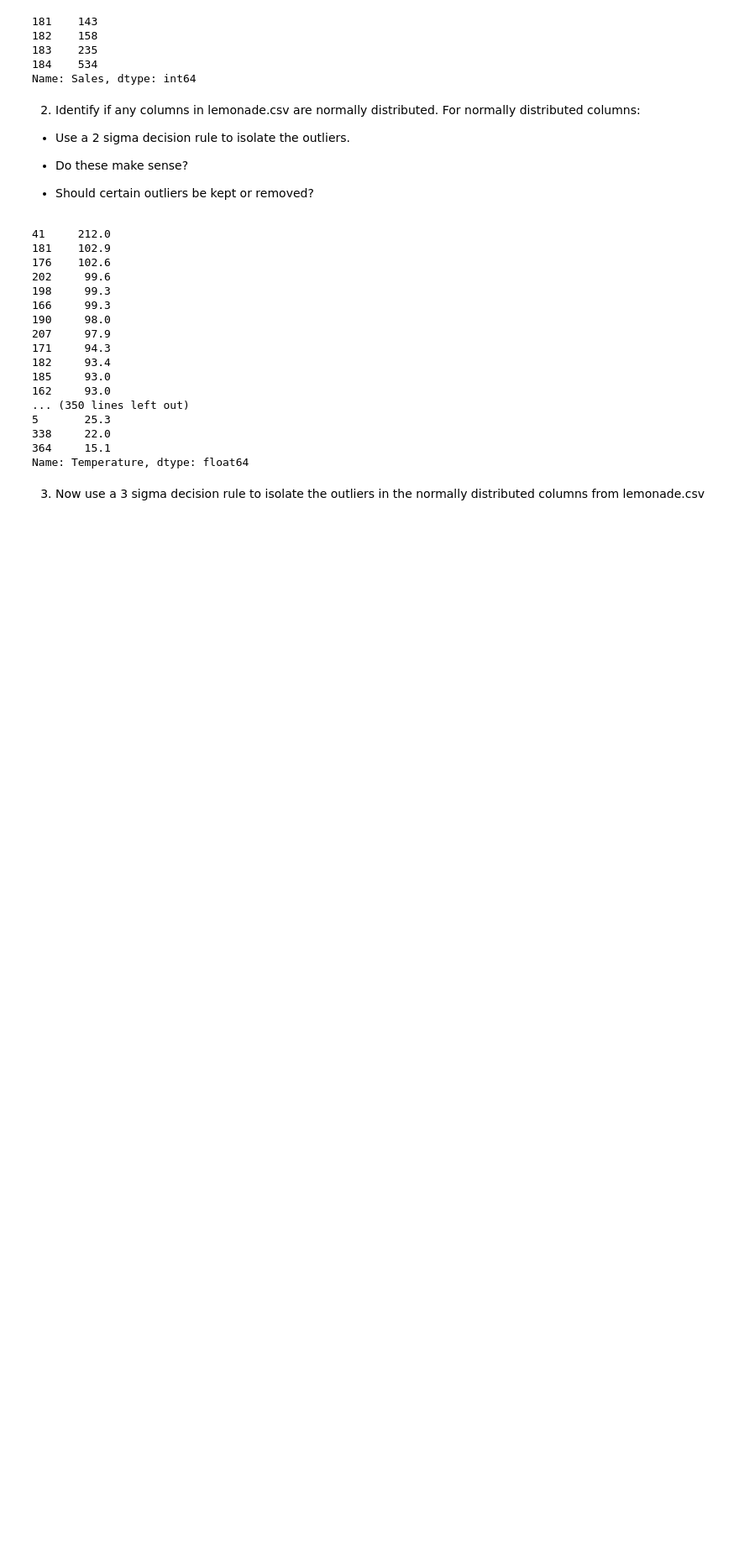
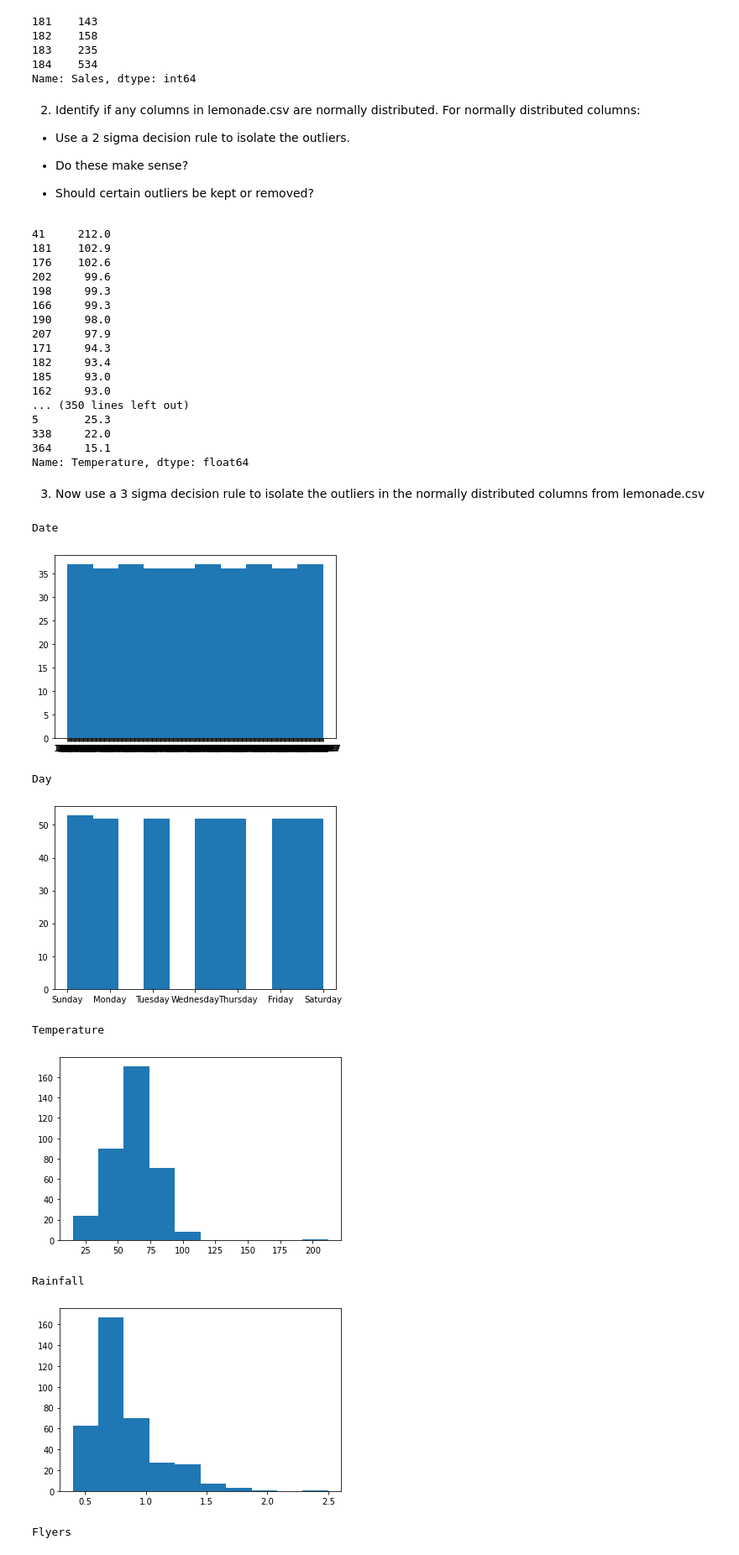
Before and after one commit to Jason-R-Turner/anomaly-detection-exercises, a Jupyter notebook: continuous_probabilistic_methods.ipynb, the cells around one changed output. Shown: that part at 84% size. Cells and saved outputs as stored; diff of their text form; code cells hidden in the pictures; blank space fills up the shorter version.

```diff
--- a/continuous_probabilistic_methods.ipynb
+++ b/continuous_probabilistic_methods.ipynb
@@ -305,0 +305,15 @@ Name: Temperature, dtype: float64
+# %%
+for col in df.columns:
+    print(col)
+    plt.hist(df[col])
+    plt.show()
+# %% [output]
+Date
+[figure, added]
+Day
+[figure, added]
+Temperature
+[figure, added]
+Rainfall
+[figure, added]
+Flyers
```
Also changed, not shown: parts of 5 cells of this notebook, 1 other file.
